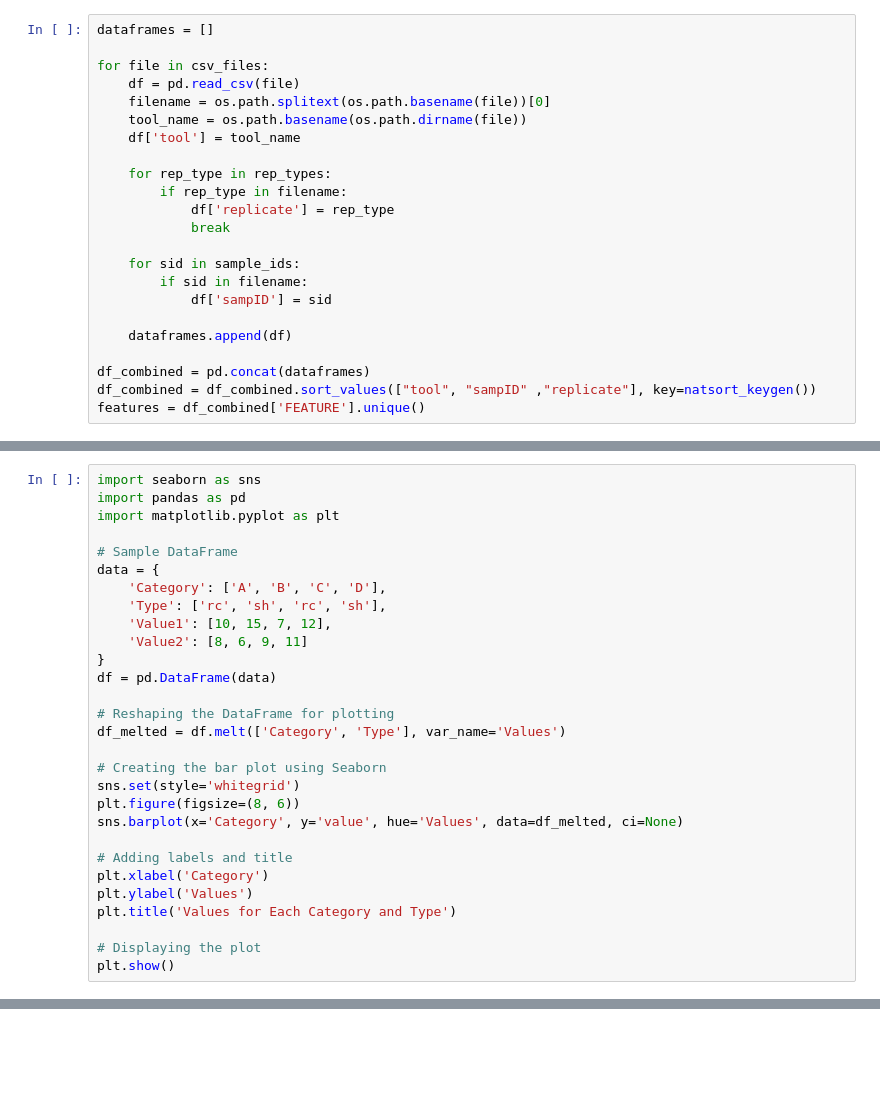
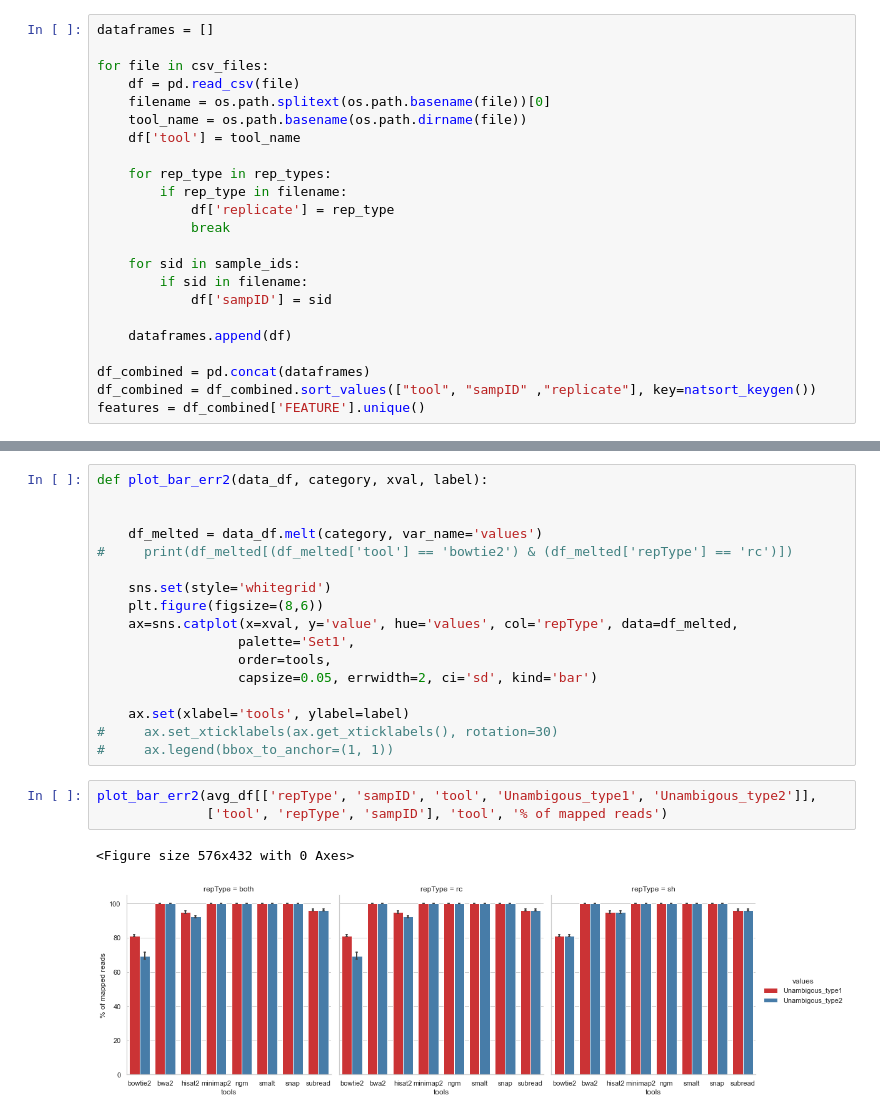
Before and after one commit to cbg-ethz/GenoRepro, a Jupyter notebook: notebooks/reproducibility_assessment.ipynb, the cells around one changed output, grey strips where cells are left out. Drawn from its saved outputs; the diff is of its cells as text; blank space fills up the shorter version.

```diff
--- a/notebooks/reproducibility_assessment.ipynb
+++ b/notebooks/reproducibility_assessment.ipynb
@@ -126,29 +66,0 @@ plot_bar_err(avg_df, 'non-identical', '% of non-identical reads', True, 5)
-# %%
-import seaborn as sns
-import pandas as pd
-import matplotlib.pyplot as plt
-
-# Sample DataFrame
-data = {
-    'Category': ['A', 'B', 'C', 'D'],
-    'Type': ['rc', 'sh', 'rc', 'sh'],
-    'Value1': [10, 15, 7, 12],
-    'Value2': [8, 6, 9, 11]
-}
-df = pd.DataFrame(data)
-
-# Reshaping the DataFrame for plotting
-df_melted = df.melt(['Category', 'Type'], var_name='Values')
-
-# Creating the bar plot using Seaborn
-sns.set(style='whitegrid')
-plt.figure(figsize=(8, 6))
-sns.barplot(x='Category', y='value', hue='Values', data=df_melted, ci=None)
-
-# Adding labels and title
-plt.xlabel('Category')
-plt.ylabel('Values')
-plt.title('Values for Each Category and Type')
-
-# Displaying the plot
-plt.show()
@@ -156,0 +102,23 @@ plt.show()
+# %%
+def plot_bar_err2(data_df, category, xval, label):
+
+
+    df_melted = data_df.melt(category, var_name='values')
+#     print(df_melted[(df_melted['tool'] == 'bowtie2') & (df_melted['repType'] == 'rc')])
+
+    sns.set(style='whitegrid')
+    plt.figure(figsize=(8,6))
+    ax=sns.catplot(x=xval, y='value', hue='values', col='repType', data=df_melted,
+                  palette='Set1',
+                  order=tools,
+                  capsize=0.05, errwidth=2, ci='sd', kind='bar')
+
+    ax.set(xlabel='tools', ylabel=label)
+#     ax.set_xticklabels(ax.get_xticklabels(), rotation=30)
+#     ax.legend(bbox_to_anchor=(1, 1))
+# %%
+plot_bar_err2(avg_df[['repType', 'sampID', 'tool', 'Unambigous_type1', 'Unambigous_type2']],
+              ['tool', 'repType', 'sampID'], 'tool', '% of mapped reads')
+# %% [output]
+<Figure size 576x432 with 0 Axes>
+[figure, added]
```
Also changed, not shown: parts of 20 cells of this notebook.
